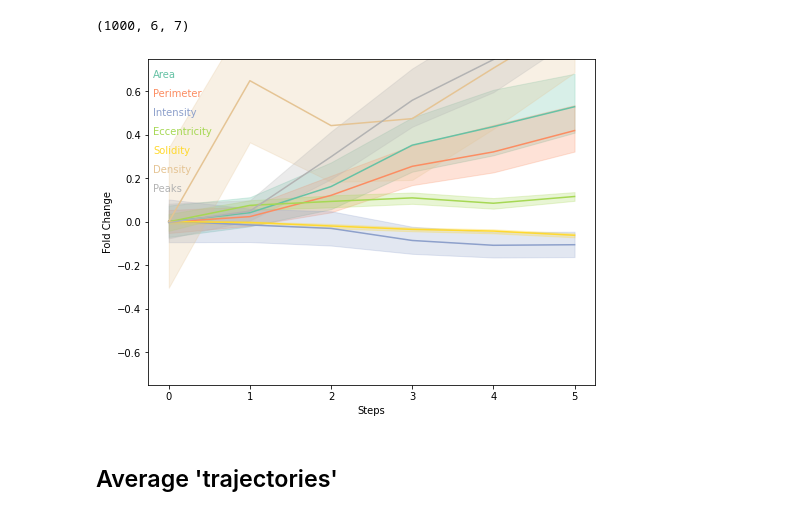
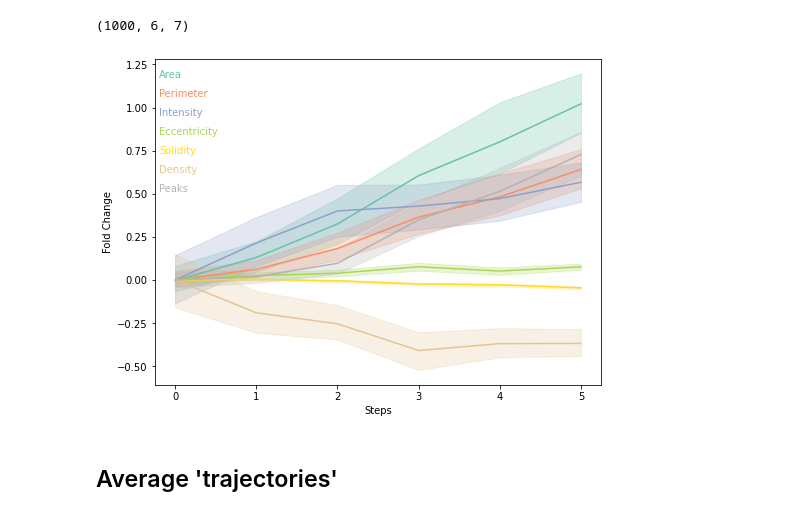
Before and after one commit to FLClab/STED-FM, a Jupyter notebook: experiments/diffusion-experiments/notebooks/als_multidim.ipynb, the cells around one changed output. Cells and saved outputs as stored; diff of their text form; code cells hidden in the pictures.

```diff
--- a/experiments/diffusion-experiments/notebooks/als_multidim.ipynb
+++ b/experiments/diffusion-experiments/notebooks/als_multidim.ipynb
@@ -289,8 +289,8 @@ def extract_features(file, max_nn=224.0, show=False):
     props = measure.regionprops(mask_label, intensity_image=image)
     filtered_props = []
     for p in props:
-        if p.mean_intensity >= 0.09:
-            filtered_props.append(p)
+        # if p.mean_intensity >= 0.09:
+        filtered_props.append(p)
     # print(f"Removed {len(props) - len(filtered_props)} proteins")
     props = filtered_props
     coordinates = np.array([p.weighted_centroid for p in props])
@@ -361,7 +361,7 @@ def extract_deep_features(file, show=False):
         latent = latent.cpu().numpy().flatten()
     return latent
 
-def gen_trajectory(files, per_protein=False, max_nn=224.0, extract_deep=False, timestep_idx:int = -1):
+def gen_trajectory(files, per_protein=False, max_nn=30.0, extract_deep=False, timestep_idx:int = -1):
     trajectories = defaultdict(list)
     print(f"Processing {len(files)} files")
     for file in files:
@@ -572,0 +573,33 @@ plt.close(fig)
+# %%
+unique_tsteps_real = np.unique(timesteps_real)
+num_traj = 38 # to match the 'fake' trajectories
+
+all_real_trajectories = []
+for n in range(num_traj):
+    traj = []
+    for u in unique_tsteps_real:
+        mask = timesteps_real == u
+        data = deep_features_real[mask]
+        num_samples = data.shape[0]
+        random_idx = np.random.randint(num_samples)
+        random_sample = data[random_idx]
+        vector = random_sample[np.newaxis, ...]
+        sorted_distances = np.sort(cdist(vector, target_avg_feature, metric="euclidean"))[0]
+        d = np.mean(sorted_distances[1:10])
+        traj.append(d)
+    traj = np.array(traj)
+    all_real_trajectories.append(traj)
+all_real_trajectories = np.array(all_real_trajectories)
+print(all_real_trajectories.shape)
+
+fig = plt.figure()
+ax = fig.add_subplot(111)
+for t in range(all_real_trajectories.shape[0]):
+    color = 'dodgerblue' if all_real_trajectories[t][0] > all_real_trajectories[t][-1] else 'fuchsia'
+    ax.plot([0, 1, 2, 3, 4], all_real_trajectories[t], color=color, alpha=0.5)
+    ax.scatter([0, 1, 2, 3, 4], all_real_trajectories[t], color="black", s=5, alpha=0.7)
+ax.set_xticks([0, 1, 2, 3, 4])
+ax.set_xticklabels(["DIV12", "DIV16", "DIV18", "DIV21", "DIV25"])
+ax.set_ylabel("Distance to DIV25")
+plt.show()
+fig.savefig("./div12-div25/all_real_trajectories.pdf", bbox_inches="tight")
@@ -802,34 +838,35 @@ print(bootstrapped_trajectory.shape)
 # %%
 FEATURES = ["Area", "Perimeter", "Intensity", "Eccentricity", "Solidity", "Density", "Peaks"]
 fig, ax = plt.subplots(figsize=(8,6))
 cmap = plt.get_cmap("Set2", bootstrapped_trajectory.shape[-1])
 for t in range(bootstrapped_trajectory.shape[-1]):
     mean, cid, ciu = get_confidence_interval(bootstrapped_trajectory, t, axis=-1)
     ax.plot(mean, color=cmap(t))
     ax.fill_between(
         np.arange(0, bootstrapped_trajectory.shape[1], 1),
         cid, ciu, color=cmap(t), alpha=0.25
     )
     ax.annotate(
             FEATURES[t],
             xy=(0.01, 1 - 0.35 * (t + 1)/bootstrapped_trajectory.shape[1]), color=cmap(t),
             xycoords='axes fraction',
             horizontalalignment='left'
         )
 # ax.annotate(
 #         condition,
 #         xy=(0.99, 0.99),
 #         xycoords='axes fraction',
 #         horizontalalignment='right',
 #         verticalalignment='top'
 #     )
 ax.set(
-    ylim=(-0.75, 0.75), ylabel="Fold Change", xlabel="Steps"
+    #ylim=(-1.0, 1.0),
+    ylabel="Fold Change", xlabel="Steps"
 )
 plt.show()
-# fig.savefig(f"./als-experiment/{CHANNEL}/figure_panels/trajectory_bootstrap.pdf", bbox_inches="tight")
+fig.savefig(f"./div12-div25/trajectory_bootstrap.pdf", bbox_inches="tight")
 # %% [output]
-[figure, old version]
+[figure, new version]
 # %% [markdown]
 ## Average 'trajectories'
 # %%
```
Also changed, not shown: parts of 13 cells of this notebook.
